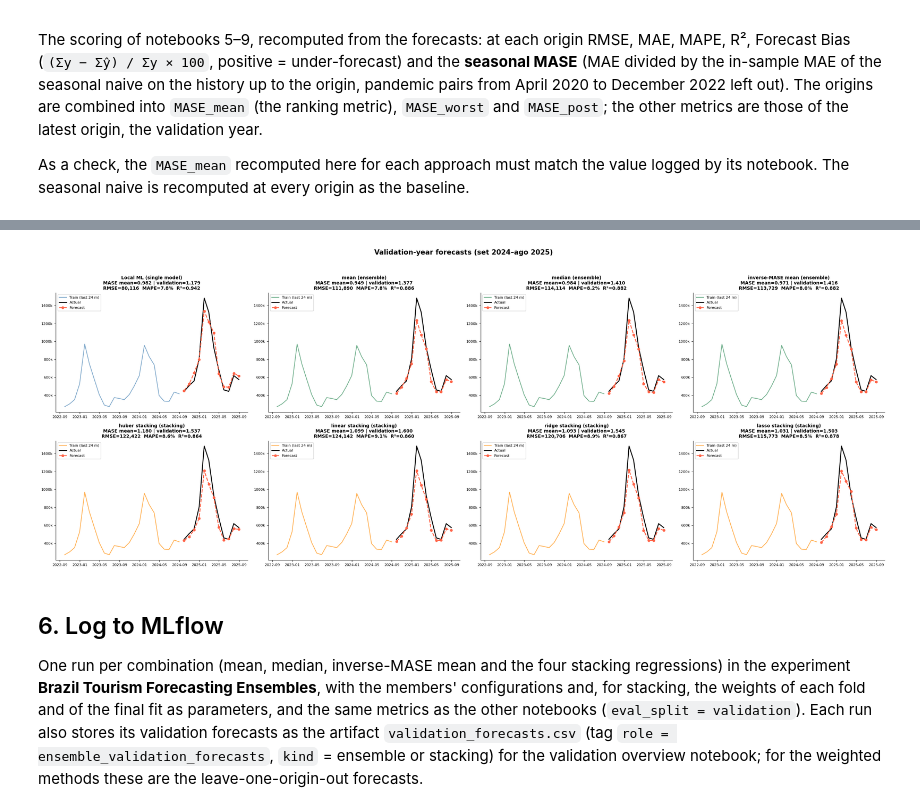
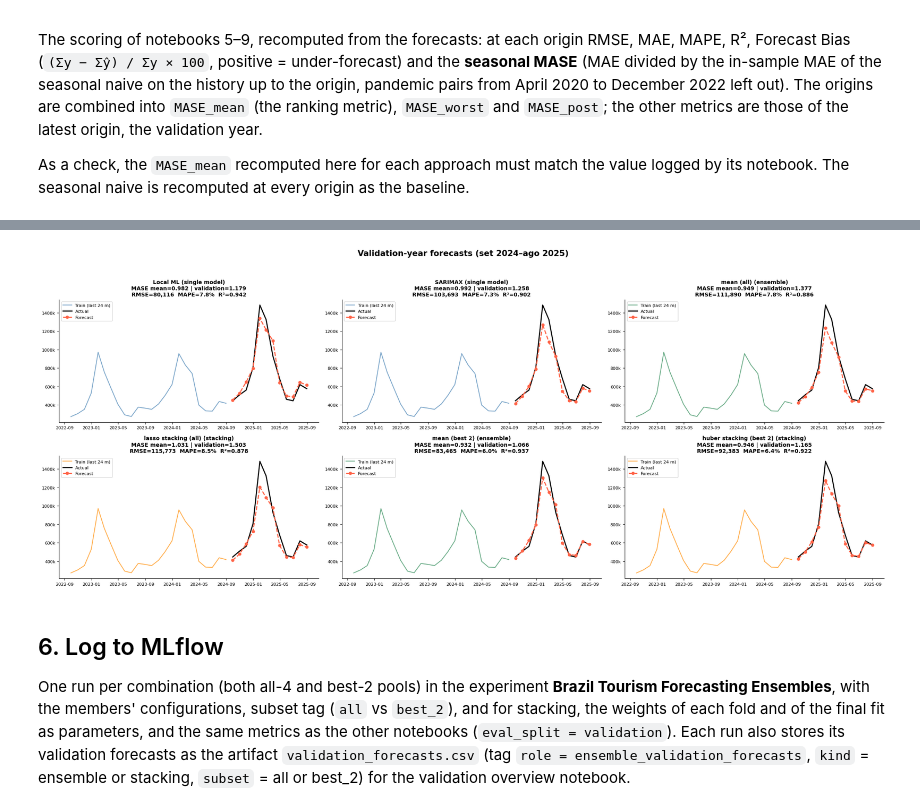
Before and after one commit to Gbrlmoraes/brazil_tourism_forecasting_benchmark, a Jupyter notebook: notebooks/10_ensembling_and_stacking.ipynb, the cells around one changed output, grey strips where cells are left out. Cells and saved outputs as stored; diff of their text form; code cells hidden in the pictures.

```diff
--- a/notebooks/10_ensembling_and_stacking.ipynb
+++ b/notebooks/10_ensembling_and_stacking.ipynb
@@ -229,6 +234,11 @@ for approach in APPROACHES:
     logged = members[approach]['MASE_mean (logged)']
     assert np.isclose(results[approach]['MASE_mean'], logged), (approach, logged)
 print('Recomputed MASE_mean matches the value logged by every notebook')
+
+# identify the best 2 overall models by lowest MASE_mean
+BEST_2_APPROACHES = sorted(APPROACHES, key=lambda a: results[a]['MASE_mean'])[:2]
+print(f'Best 2 overall single models: {BEST_2_APPROACHES}')
+
 pd.DataFrame(results).T.round(3)
 # %% [output]
 Recomputed MASE_mean matches the value logged by every notebook
@@ -251,10 +261,11 @@ origins, exactly like the individual models.
 # %%
 ensembles = {
-    'mean': forecasts[APPROACHES].mean(axis=1),
-    'median': forecasts[APPROACHES].median(axis=1),
+    'mean (all)': forecasts[APPROACHES].mean(axis=1),
+    'median (all)': forecasts[APPROACHES].median(axis=1),
+    'mean (best 2)': forecasts[BEST_2_APPROACHES].mean(axis=1),
 }
 for name, predicted in ensembles.items():
     results[name] = evaluate(predicted)
-pd.DataFrame({name: results[name] for name in ['mean', 'median']}).T.round(3)
+pd.DataFrame({name: results[name] for name in ensembles}).T.round(3)
 # %% [output]
 |  | MASE 2017-08 | MASE 2018-08 | MASE 2023-08 | MASE 2024-08 | MASE_mean | MASE_worst | MASE_post | RMSE | ... |
@@ -610,9 +696,21 @@ before it, the actual year and the forecast of each combination, next to the bes
 # %%
-PANELS = [best_single, 'mean', 'median', 'inverse-MASE mean', *STACKERS]
+best_ens_all = summary[(summary['kind'] == 'ensemble') & (summary['subset'] == 'all')].index[0]
+best_stk_all = summary[(summary['kind'] == 'stacking') & (summary['subset'] == 'all')].index[0]
+best_ens_b2 = summary[(summary['kind'] == 'ensemble') & (summary['subset'] == 'best 2')].index[0]
+best_stk_b2 = summary[(summary['kind'] == 'stacking') & (summary['subset'] == 'best 2')].index[0]
+
+PANELS = [
+    best_single,
+    BEST_2_APPROACHES[1],
+    best_ens_all,
+    best_stk_all,
+    best_ens_b2,
+    best_stk_b2,
+]
 latest = forecasts.xs(LATEST, level='origin')
 history = full_series.loc[: ORIGINS[LATEST]].iloc[-24:]
 
-fig, axes = plt.subplots(2, 4, figsize=(26, 10))
+fig, axes = plt.subplots(2, 3, figsize=(22, 9))
 fig.suptitle(
     f'Validation-year forecasts ({latest.index[0]:%b %Y}–{latest.index[-1]:%b %Y})',
     fontsize=15,
@@ -628,46 +726,48 @@ for ax, name in zip(axes.flat, PANELS):
     ax.plot(
         history.index,
         history.values,
         color=COLORS[KIND[name]],
         alpha=0.7,
         label='Train (last 24 m)',
     )
     ax.plot(latest.index, latest['actual'], color='black', linewidth=2, label='Actual')
     ax.plot(
         latest.index,
         predicted,
         color='tomato',
         linestyle='--',
         marker='o',
         markersize=5,
         linewidth=2,
         label='Forecast',
     )
-    ax.set_title(
+    title_text = (
         f'{name} ({KIND[name]})\n'
         f'MASE mean={row["MASE_mean"]:.3f} | validation={row["MASE"]:.3f}\n'
-        f'RMSE={row["RMSE"]:,.0f}  MAPE={row["MAPE"]:.1f}%  R²={row["R2"]:.3f}',
+        f'RMSE={row["RMSE"]:,.0f}  MAPE={row["MAPE"]:.1f}%  R²={row["R2"]:.3f}'
+    )
+    ax.set_title(
+        title_text,
         fontsize=10,
         fontweight='bold',
     )
     ax.yaxis.set_major_formatter(plt.FuncFormatter(lambda x, _: f'{int(x / 1000)}k'))
     ax.tick_params(labelsize=8)
     ax.legend(fontsize=8)
     sns.despine(ax=ax)
 plt.tight_layout(rect=[0, 0, 1, 0.95])
 plt.show()
 # %% [output]
-[figure, old version]
+[figure, new version]
 # %% [markdown]
 ## 6. Log to MLflow
 
-One run per combination (mean, median, inverse-MASE mean and the four stacking regressions) in the experiment **Brazil Tourism
-Forecasting Ensembles**, with the members' configurations and, for stacking, the weights of each
-fold and of the final fit as parameters, and the same metrics as the other notebooks
-(`eval_split = validation`). Each run also stores its validation forecasts as the artifact
-`validation_forecasts.csv` (tag `role = ensemble_validation_forecasts`, `kind` = ensemble or
-stacking) for the validation overview notebook; for the weighted methods these are the
-leave-one-origin-out forecasts.
+One run per combination (both all-4 and best-2 pools) in the experiment **Brazil Tourism
+Forecasting Ensembles**, with the members' configurations, subset tag (`all` vs `best_2`),
+and for stacking, the weights of each fold and of the final fit as parameters, and the same metrics
+as the other notebooks (`eval_split = validation`). Each run also stores its validation forecasts
+as the artifact `validation_forecasts.csv` (tag `role = ensemble_validation_forecasts`, `kind` = ensemble or
+stacking, `subset` = all or best_2) for the validation overview notebook.
 # %%
 def finite(value):
     return isinstance(value, (int, float, np.number)) and np.isfinite(value)
```
Also changed, not shown: parts of 15 cells of this notebook, 1 other file.
